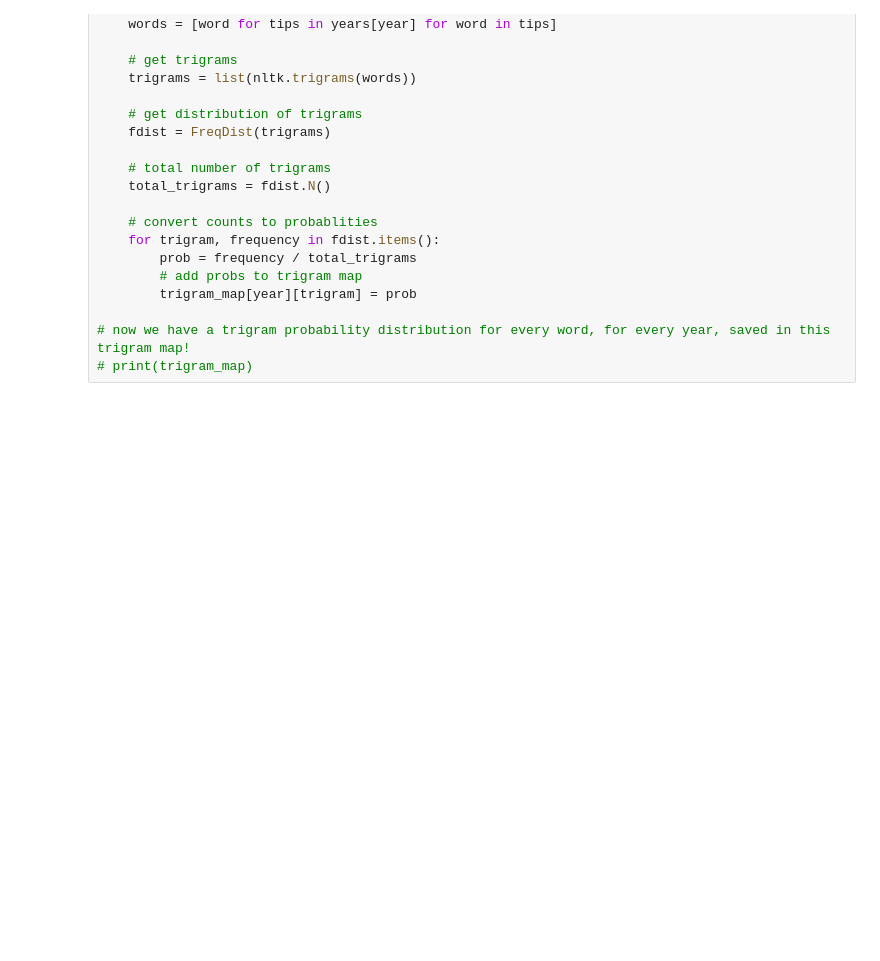
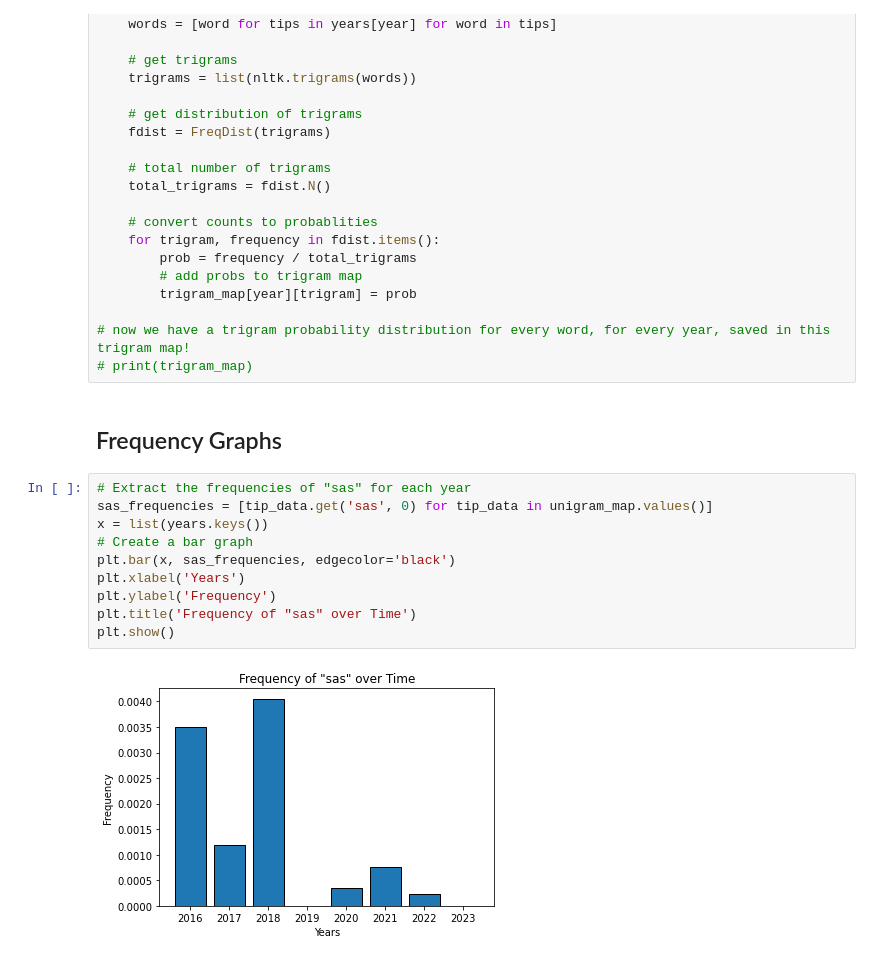
Before and after one commit to yangrchen/blues-clues-TIPS, a Jupyter notebook: notebooks/TIPS_N_grams1.ipynb, the cells around one changed output. Saved outputs shown, nothing was run; the diff lists cells and outputs as text; blank space fills up the shorter version.

Commit message:
Added frequency graphs

```diff
--- a/notebooks/TIPS_N_grams1.ipynb
+++ b/notebooks/TIPS_N_grams1.ipynb
@@ -193,3 +191,17 @@ for year in years:
 
 # now we have a trigram probability distribution for every word, for every year, saved in this trigram map!
 # print(trigram_map)
+# %% [markdown]
+## Frequency Graphs
+# %%
+# Extract the frequencies of "sas" for each year
+sas_frequencies = [tip_data.get('sas', 0) for tip_data in unigram_map.values()]
+x = list(years.keys())
+# Create a bar graph
+plt.bar(x, sas_frequencies, edgecolor='black')
+plt.xlabel('Years')
+plt.ylabel('Frequency')
+plt.title('Frequency of "sas" over Time')
+plt.show()
+# %% [output]
+[figure, added]
```
Also changed, not shown: parts of 5 cells of this notebook.
